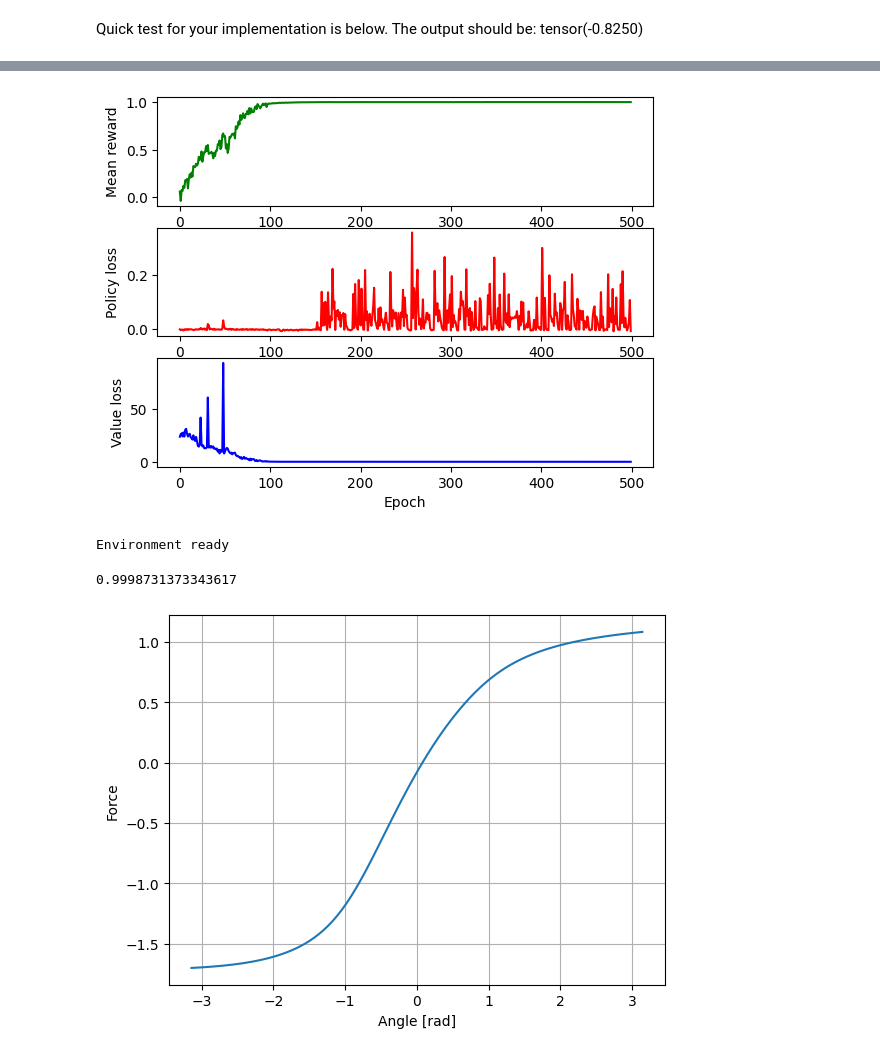
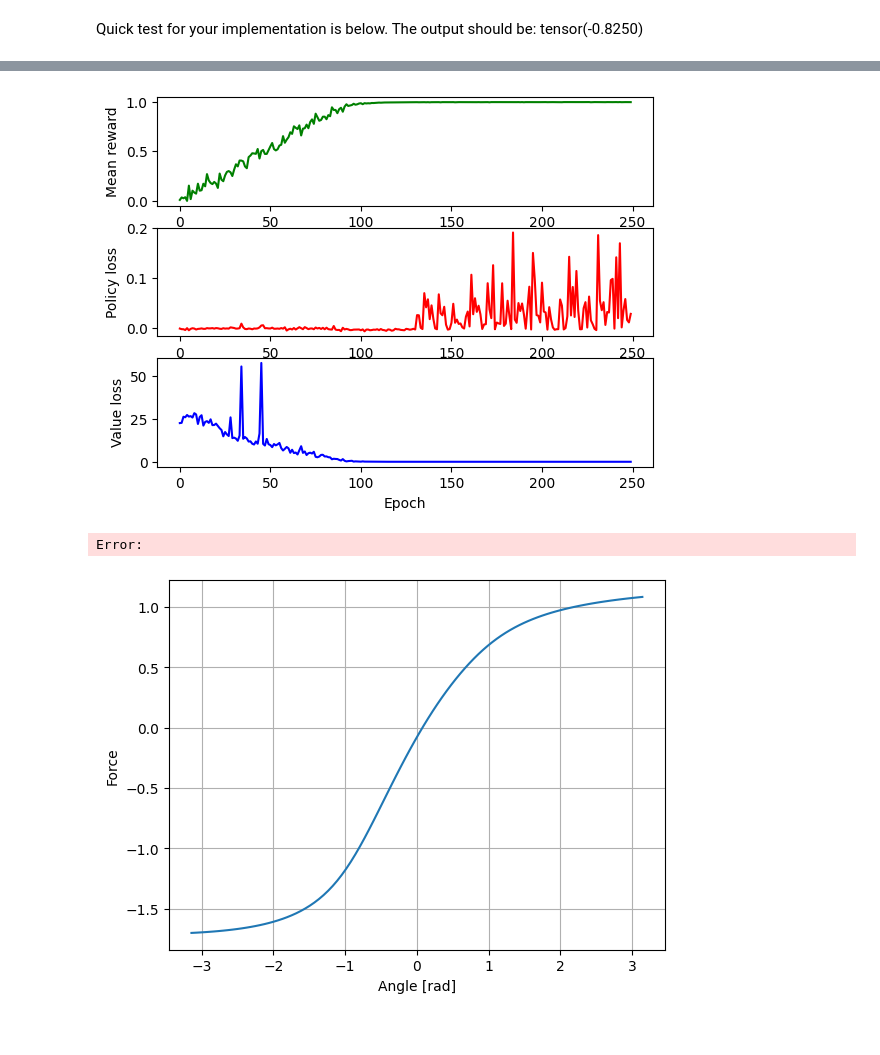
Before and after one commit to pilcsimo/hw5-rl, a Jupyter notebook: task.ipynb, the cells around one changed output, grey strips where cells are left out. Saved outputs shown, nothing was run; the diff lists cells and outputs as text; code cells hidden in the pictures.

```diff
--- a/task.ipynb
+++ b/task.ipynb
@@ -435,7 +435,7 @@ NameError: name 'torch' is not defined
 N = 32
 T = 128
 config = {'N': N, 'vis': 0}
-epochs = 100
+epochs = 250
 lr = 0.01
 gamma = 0.95
 
@@ -796,7 +815,7 @@ assert torch.allclose(ppo_loss(test_p_ratios, test_advantage_estimates, test_eps
 N = 32
 T = 128
 config = {'N': N, 'vis': 0}
-epochs = 500
+epochs = 250
 lr = 0.01
 gamma = 0.95
 epsilon = 0.2
@@ -864,9 +883,7 @@ Epoch 490, mean reward: 0.999, value loss: 0.000
-[figure, old version]
+[figure, new version]
+Error:
 # %%
 test_policy(pi, 512, {'N': 16, 'vis': 1})
-# %% [output]
-Environment ready
-0.9998731373343617
 # %%
 plot_action_vs_angle(pi)
 # %% [output]
```
Also changed, not shown: parts of 13 cells of this notebook.
